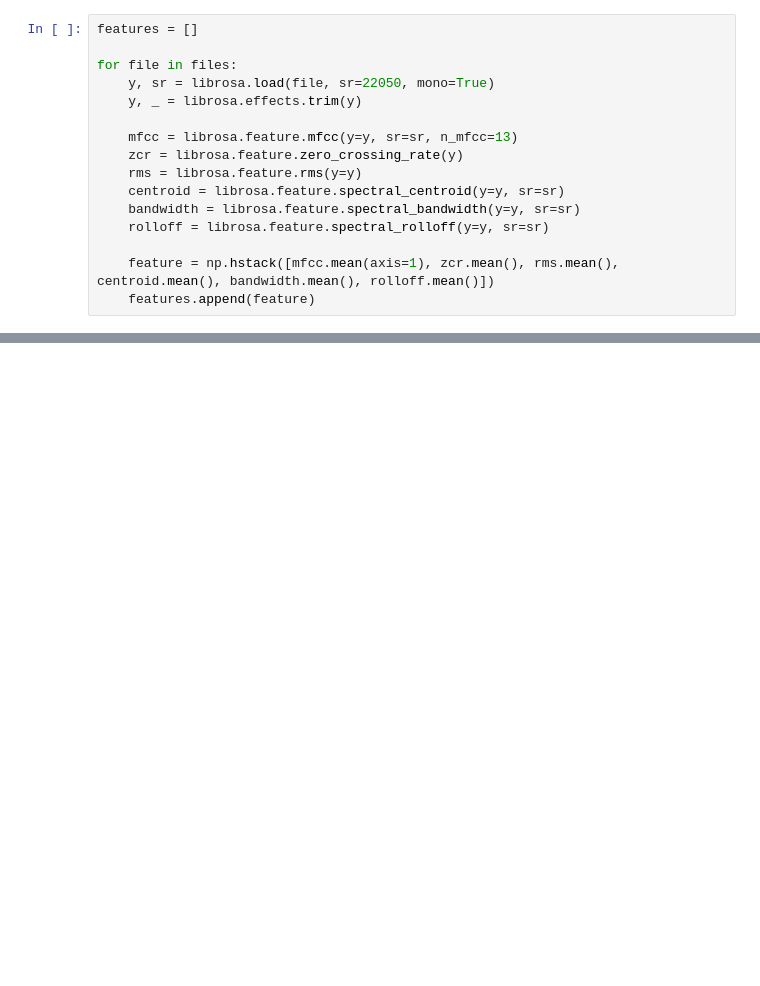
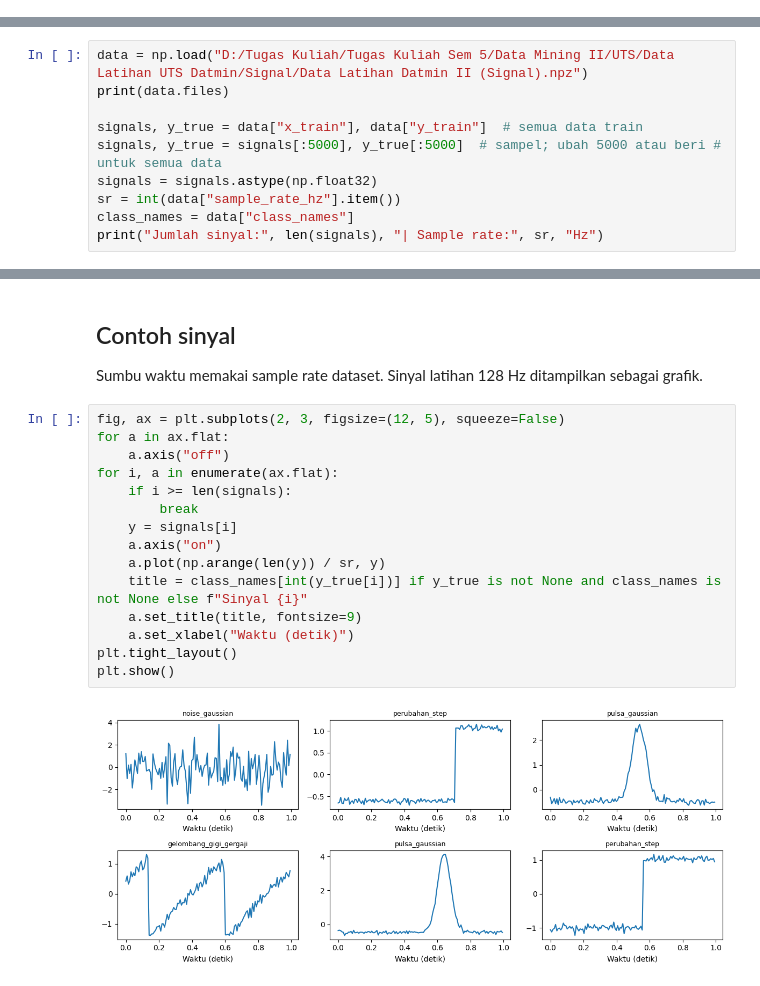
Before and after one commit to satyadsadhana/clustering, a Jupyter notebook: UTS_Datmin_II_Audio.ipynb, the cells around one changed output, grey strips where cells are left out. Drawn from its saved outputs; the diff is of its cells as text; blank space fills up the shorter version.

Commit message:
Rewrite audio notebook with simple signal clustering workflow

```diff
--- a/UTS_Datmin_II_Audio.ipynb
+++ b/UTS_Datmin_II_Audio.ipynb
@@ -98,16 +0,0 @@ Mono, 22.050 Hz, trim senyap; ambil rata-rata 13 MFCC dan 5 fitur audio lainnya.
-# %%
-features = []
-
-for file in files:
-    y, sr = librosa.load(file, sr=22050, mono=True)
-    y, _ = librosa.effects.trim(y)
-
-    mfcc = librosa.feature.mfcc(y=y, sr=sr, n_mfcc=13)
-    zcr = librosa.feature.zero_crossing_rate(y)
-    rms = librosa.feature.rms(y=y)
-    centroid = librosa.feature.spectral_centroid(y=y, sr=sr)
-    bandwidth = librosa.feature.spectral_bandwidth(y=y, sr=sr)
-    rolloff = librosa.feature.spectral_rolloff(y=y, sr=sr)
-
-    feature = np.hstack([mfcc.mean(axis=1), zcr.mean(), rms.mean(), centroid.mean(), bandwidth.mean(), rolloff.mean()])
-    features.append(feature)
@@ -279,0 +24,10 @@ Untuk soal waveform/spectrogram saja, berhenti setelah spectrogram.
+# %%
+data = np.load("D:/Tugas Kuliah/Tugas Kuliah Sem 5/Data Mining II/UTS/Data Latihan UTS Datmin/Signal/Data Latihan Datmin II (Signal).npz")
+print(data.files)
+
+signals, y_true = data["x_train"], data["y_train"]  # semua data train
+signals, y_true = signals[:5000], y_true[:5000]  # sampel; ubah 5000 atau beri # untuk semua data
+signals = signals.astype(np.float32)
+sr = int(data["sample_rate_hz"].item())
+class_names = data["class_names"]
+print("Jumlah sinyal:", len(signals), "| Sample rate:", sr, "Hz")
@@ -279,0 +79,20 @@ Untuk soal waveform/spectrogram saja, berhenti setelah spectrogram.
+# %% [markdown]
+## Contoh sinyal
+Sumbu waktu memakai sample rate dataset. Sinyal latihan 128 Hz ditampilkan sebagai grafik.
+# %%
+fig, ax = plt.subplots(2, 3, figsize=(12, 5), squeeze=False)
+for a in ax.flat:
+    a.axis("off")
+for i, a in enumerate(ax.flat):
+    if i >= len(signals):
+        break
+    y = signals[i]
+    a.axis("on")
+    a.plot(np.arange(len(y)) / sr, y)
+    title = class_names[int(y_true[i])] if y_true is not None and class_names is not None else f"Sinyal {i}"
+    a.set_title(title, fontsize=9)
+    a.set_xlabel("Waktu (detik)")
+plt.tight_layout()
+plt.show()
+# %% [output]
+[figure, added]
```
Also changed, not shown: parts of 65 cells of this notebook.
